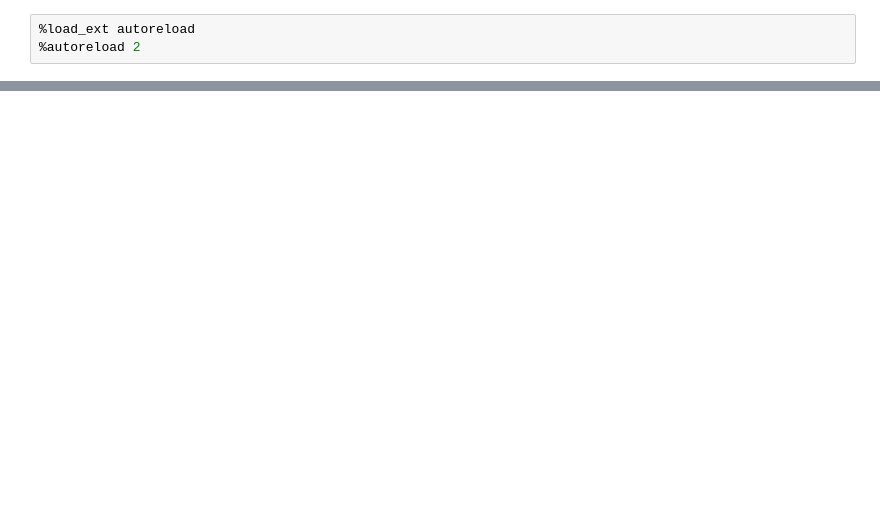
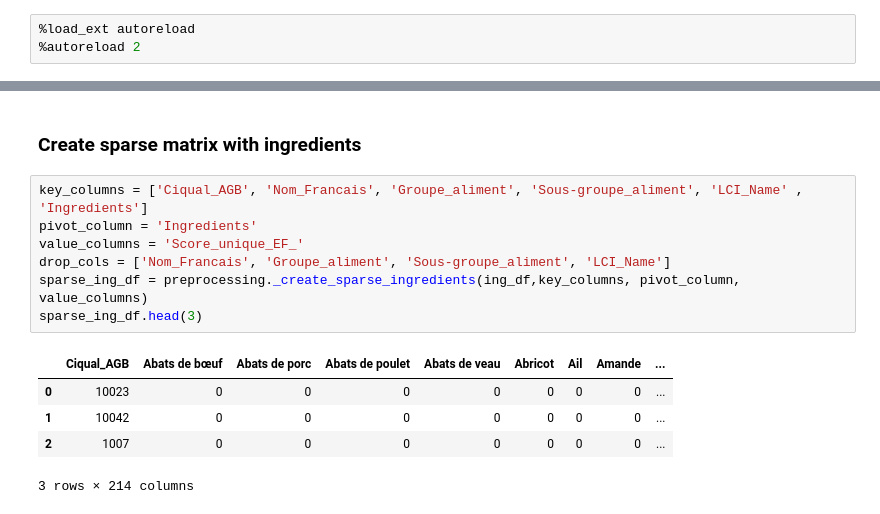
Before and after one commit to pattypooh/agribalyse, a Jupyter notebook: notebooks/02-preprocessing.ipynb, the cells around one changed output, grey strips where cells are left out. Drawn from its saved outputs; the diff is of its cells as text; blank space fills up the shorter version.

```diff
--- a/notebooks/02-preprocessing.ipynb
+++ b/notebooks/02-preprocessing.ipynb
@@ -156,0 +81,15 @@ ingred_df
+# %% [markdown]
+### Create sparse matrix with ingredients
+# %%
+key_columns = ['Ciqual_AGB', 'Nom_Francais', 'Groupe_aliment', 'Sous-groupe_aliment', 'LCI_Name' , 'Ingredients']
+pivot_column = 'Ingredients'
+value_columns = 'Score_unique_EF_'
+drop_cols = ['Nom_Francais', 'Groupe_aliment', 'Sous-groupe_aliment', 'LCI_Name']
+sparse_ing_df = preprocessing._create_sparse_ingredients(ing_df,key_columns, pivot_column, value_columns)
+sparse_ing_df.head(3)
+# %% [output]
+|  | Ciqual_AGB | Abats de bœuf | Abats de porc | Abats de poulet | Abats de veau | Abricot | Ail | Amande | ... |
+| 0 | 10023 | 0 | 0 | 0 | 0 | 0 | 0 | 0 | ... |
+| 1 | 10042 | 0 | 0 | 0 | 0 | 0 | 0 | 0 | ... |
+| 2 | 1007 | 0 | 0 | 0 | 0 | 0 | 0 | 0 | ... |
+3 rows × 214 columns
```
Also changed, not shown: parts of 29 cells of this notebook, 2 other files.
